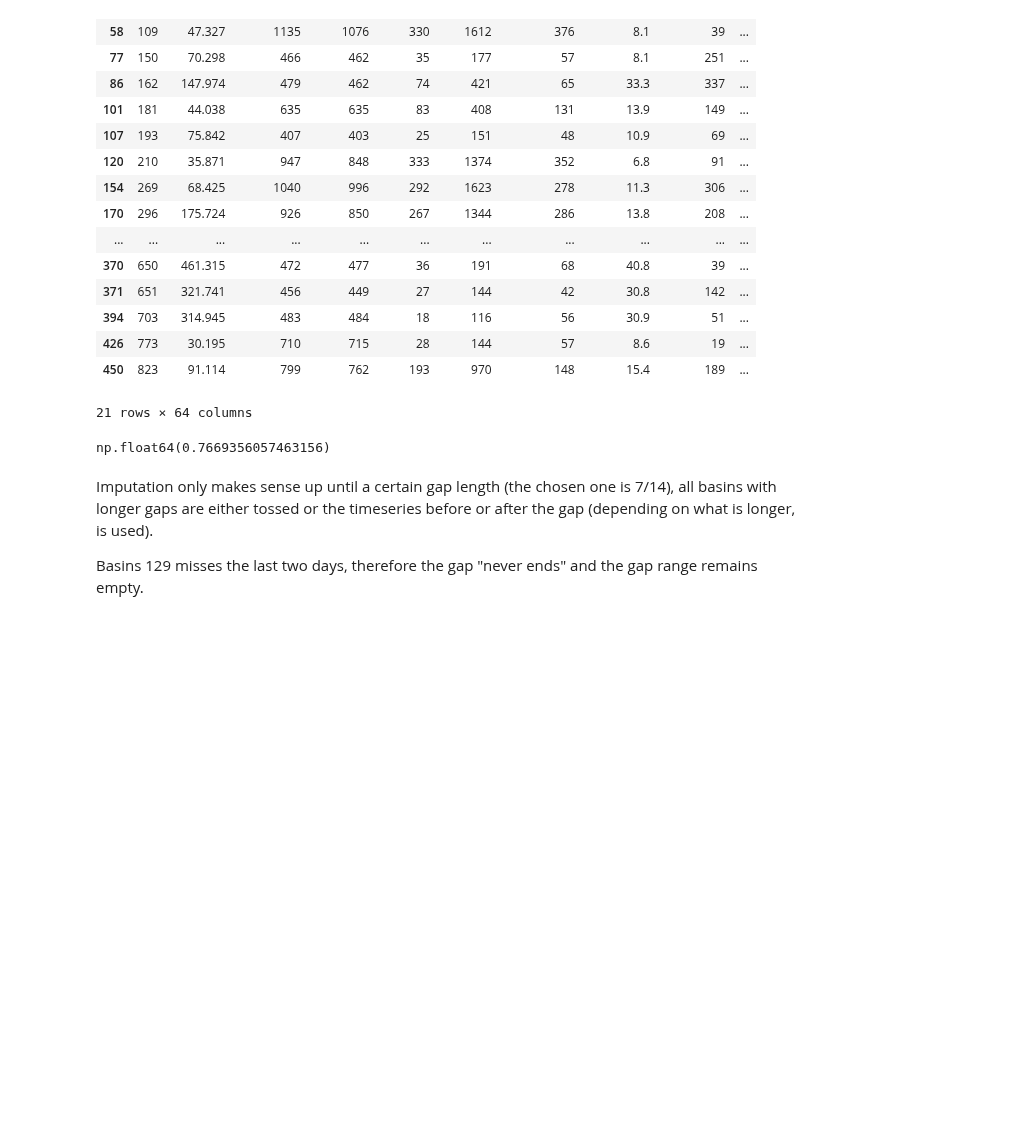
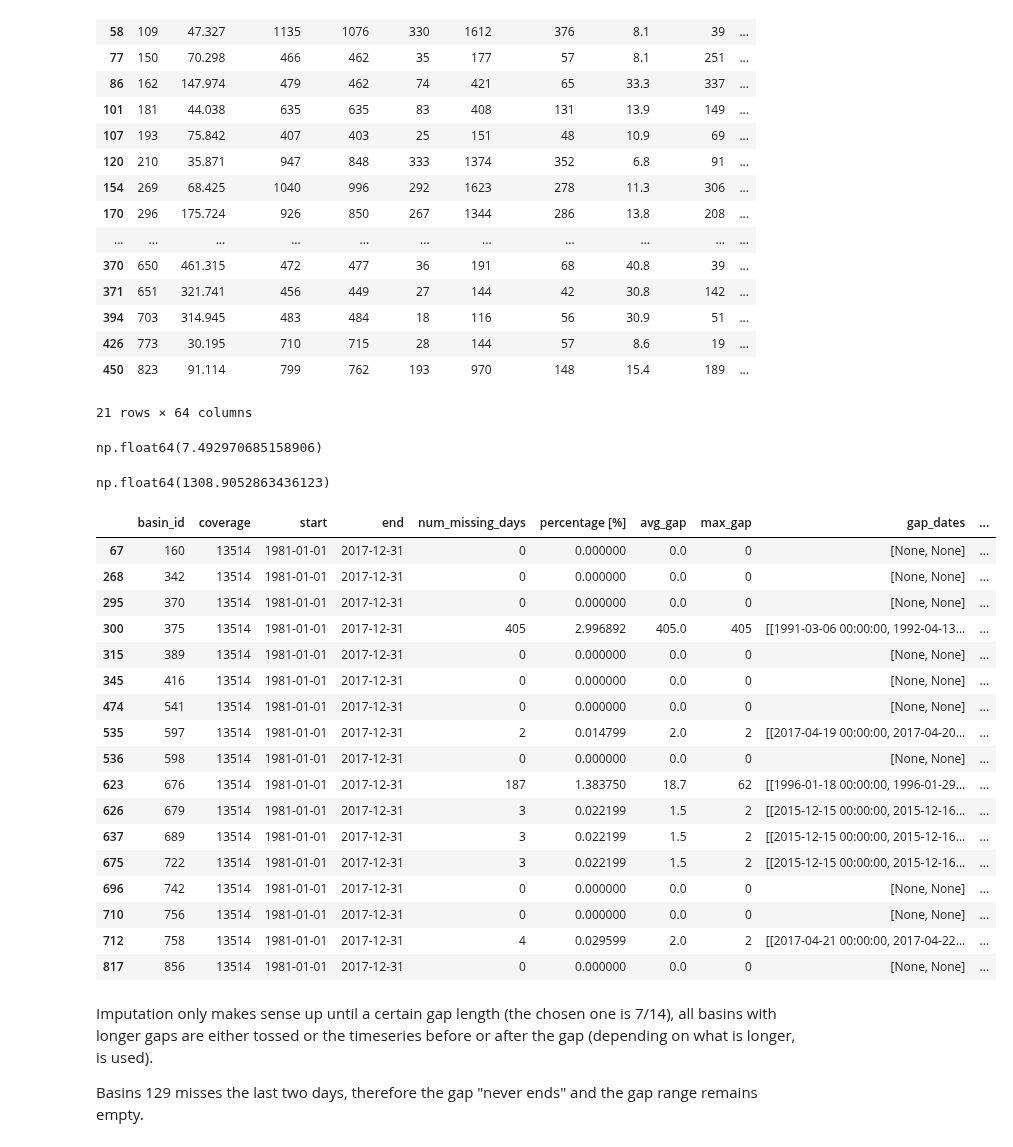
Before and after one commit to tripleUU-U/lamah-ce_lstm, a Jupyter notebook: eda/eda_raw_dataset.ipynb, the cells around one changed output. Saved outputs shown, nothing was run; the diff lists cells and outputs as text; code cells hidden in the pictures; blank space fills up the shorter version.

```diff
--- a/eda/eda_raw_dataset.ipynb
+++ b/eda/eda_raw_dataset.ipynb
@@ -149,6 +149,8 @@ max_gap_length = []
 gap_dates = []
 longest_normal_period_length = []
 longest_normal_period_date = []
+max_z_length= []
+max_z_date = []
 
 
 for path in tqdm(discharge_path_list):
@@ -183,6 +185,10 @@ for path in tqdm(discharge_path_list):
 
     end_days.append(discharge.index[-1])
 
+    # Calculate mean and std fro z-score.
+    q_mean = discharge["qobs"].mean()
+    q_std = discharge["qobs"].std()
+
     # Prepare tracking of periods between Q5 and Q95.
     q5 = hydrologic_signatures.loc[basin_id, "Q5"]
     q95 = hydrologic_signatures.loc[basin_id, "Q95"]
@@ -196,6 +202,11 @@ for path in tqdm(discharge_path_list):
     current_normal_period_date_span = [None, None]
     longest_normal_period_duration = 0
     longest_normal_period_date_span = [None, None]
+
+    current_z_duration = 0
+    current_z_date_span = [None, None]
+    longest_z_duration = 0
+    longest_z_date_span = [None, None]
 
     # Caculate the length of all gaps.
     current_gap = 0
@@ -232,6 +243,28 @@ for path in tqdm(discharge_path_list):
 
             current_gap += 1
 
+        z_score = (qobs_i - q_mean) / q_std
+
+        # Track z score normal periods.
+        if abs(z_score) < 2.0:
+
+            # Z Normal period starts.
+            if current_z_duration == 0:
+                current_z_date_span[0] = i
+
+            current_z_duration += 1
+        else:
+            # If there was a normal period, its now over.
+            if current_z_duration > 0:
+                current_z_date_span[1] = i - pd.Timedelta(days=1)
+
+                if current_z_duration >= longest_z_duration:
+                    longest_z_duration = current_z_duration
+                    longest_z_date_span = current_z_date_span
+
+            current_z_duration = 0
+            current_z_date_span = [None, None]
+
         # Track "normal" periods with q5 < qobs < q95.
         if qobs_i > q5 and qobs_i < q95:
 
@@ -263,6 +296,8 @@ for path in tqdm(discharge_path_list):
 
     longest_normal_period_length.append(longest_normal_period_duration)
     longest_normal_period_date.append(longest_normal_period_date_span)
+    max_z_length.append(longest_z_duration)
+    max_z_date.append(longest_z_date_span)
 
 coverage_stats= pd.DataFrame({
     "basin_id": basin_ids,
@@ -275,12 +310,39 @@ coverage_stats= pd.DataFrame({
     "max_gap": max_gap_length,
     "gap_dates": gap_dates,
     "len_normal_period_max": longest_normal_period_length,
-    "date_normal_period_max": longest_normal_period_date
+    "date_normal_period_max": longest_normal_period_date,
+    "len_z_max": max_z_length,
+    "date_z_max": max_z_date
 })
 # %%
-np.sum(np.random.choice(coverage_stats["len_normal_period_max"], int(859*0.8))) / np.sum(coverage_stats["coverage"]) *100
+np.sum(np.random.choice(coverage_stats["len_z_max"], int(859*0.8))) / np.sum(coverage_stats["coverage"]) *100
 # %% [output]
-np.float64(0.7669356057463156)
+np.float64(7.492970685158906)
+# %%
+coverage_stats_sorted.loc[C_ids, "len_z_max"].mean()
+# %% [output]
+np.float64(1308.9052863436123)
+# %%
+coverage_stats[coverage_stats["len_normal_period_max"] > 500]
+# %% [output]
+|  | basin_id | coverage | start | end | num_missing_days | percentage [%] | avg_gap | max_gap | gap_dates | ... |
+| 67 | 160 | 13514 | 1981-01-01 | 2017-12-31 | 0 | 0.000000 | 0.0 | 0 | [None, None] | ... |
+| 268 | 342 | 13514 | 1981-01-01 | 2017-12-31 | 0 | 0.000000 | 0.0 | 0 | [None, None] | ... |
+| 295 | 370 | 13514 | 1981-01-01 | 2017-12-31 | 0 | 0.000000 | 0.0 | 0 | [None, None] | ... |
+| 300 | 375 | 13514 | 1981-01-01 | 2017-12-31 | 405 | 2.996892 | 405.0 | 405 | [[1991-03-06 00:00:00, 1992-04-13... | ... |
+| 315 | 389 | 13514 | 1981-01-01 | 2017-12-31 | 0 | 0.000000 | 0.0 | 0 | [None, None] | ... |
+| 345 | 416 | 13514 | 1981-01-01 | 2017-12-31 | 0 | 0.000000 | 0.0 | 0 | [None, None] | ... |
+| 474 | 541 | 13514 | 1981-01-01 | 2017-12-31 | 0 | 0.000000 | 0.0 | 0 | [None, None] | ... |
+| 535 | 597 | 13514 | 1981-01-01 | 2017-12-31 | 2 | 0.014799 | 2.0 | 2 | [[2017-04-19 00:00:00, 2017-04-20... | ... |
+| 536 | 598 | 13514 | 1981-01-01 | 2017-12-31 | 0 | 0.000000 | 0.0 | 0 | [None, None] | ... |
+| 623 | 676 | 13514 | 1981-01-01 | 2017-12-31 | 187 | 1.383750 | 18.7 | 62 | [[1996-01-18 00:00:00, 1996-01-29... | ... |
+| 626 | 679 | 13514 | 1981-01-01 | 2017-12-31 | 3 | 0.022199 | 1.5 | 2 | [[2015-12-15 00:00:00, 2015-12-16... | ... |
+| 637 | 689 | 13514 | 1981-01-01 | 2017-12-31 | 3 | 0.022199 | 1.5 | 2 | [[2015-12-15 00:00:00, 2015-12-16... | ... |
+| 675 | 722 | 13514 | 1981-01-01 | 2017-12-31 | 3 | 0.022199 | 1.5 | 2 | [[2015-12-15 00:00:00, 2015-12-16... | ... |
+| 696 | 742 | 13514 | 1981-01-01 | 2017-12-31 | 0 | 0.000000 | 0.0 | 0 | [None, None] | ... |
+| 710 | 756 | 13514 | 1981-01-01 | 2017-12-31 | 0 | 0.000000 | 0.0 | 0 | [None, None] | ... |
+| 712 | 758 | 13514 | 1981-01-01 | 2017-12-31 | 4 | 0.029599 | 2.0 | 2 | [[2017-04-21 00:00:00, 2017-04-22... | ... |
+| 817 | 856 | 13514 | 1981-01-01 | 2017-12-31 | 0 | 0.000000 | 0.0 | 0 | [None, None] | ... |
 # %%
 coverage_stats_sorted = coverage_stats.sort_values("basin_id")
 coverage_stats_sorted.set_index("basin_id", inplace=True)
```
